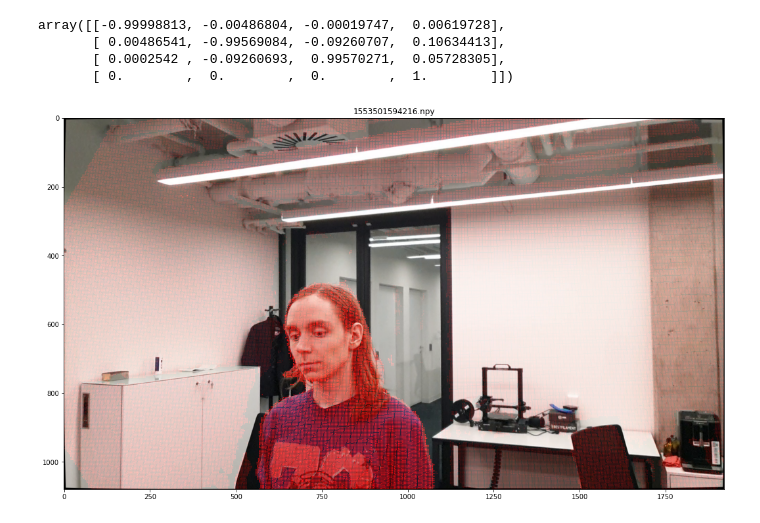
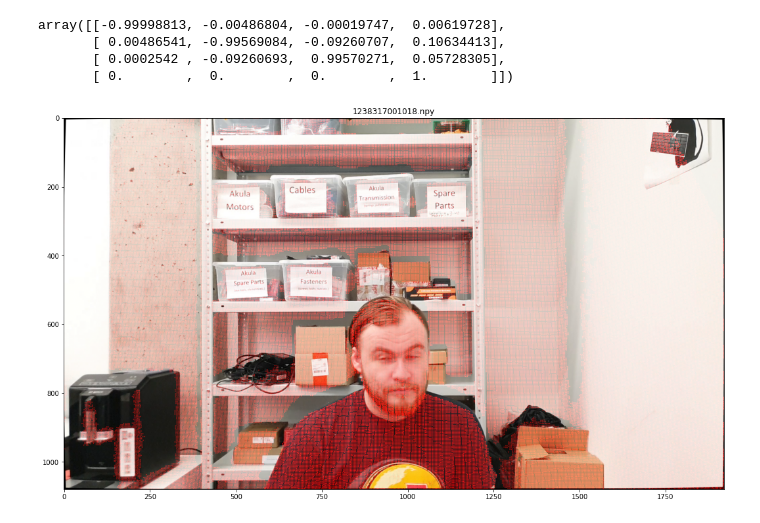
Before and after one commit to Marselka/CalibrationProject, a Jupyter notebook: vis.ipynb, the cells around one changed output. Drawn from its saved outputs; the diff is of its cells as text; code cells hidden in the pictures.

Commit message:
Azure to s10 calibration update. Support for working with sequences

```diff
--- a/vis.ipynb
+++ b/vis.ipynb
@@ -15,7 +13,7 @@ img_ext = '.png'
 depth_ext = '.npy'
 period = 2
 # %%
-data_root = "/home/konstantin/datasets/bandeja-sequence/2021-04-12-18-10-44/"
+data_root = "/home/konstantin/datasets/bandeja-sequence/2021-04-14-14-29-58/"
 
 s10_images_path = data_root + "smartphone_video_frames"
 azure_images_path = data_root + "_azure_ir_image_raw"
@@ -84,11 +82,11 @@ array([[-0.99998813, -0.00486804, -0.00019747,  0.00619728],
        [ 0.0002542 , -0.09260693,  0.99570271,  0.05728305],
        [ 0.        ,  0.        ,  0.        ,  1.        ]])
 # %%
-idx = -4
+idx = 13
 
 check_azure_pcd = azure_pcd_depths[azure_keys[idx]]
 check_azure_pcd = to_cartesian((T_opt @ to_homogeneous(check_azure_pcd).transpose()).transpose())
 
 plot_projected_pcd(s10_images[s10_keys[idx]], check_azure_pcd, s10_undist_intrinsics, azure_keys[idx])
 # %% [output]
-[figure, old version]
+[figure, new version]
```
Also changed, not shown: parts of 3 cells of this notebook.
